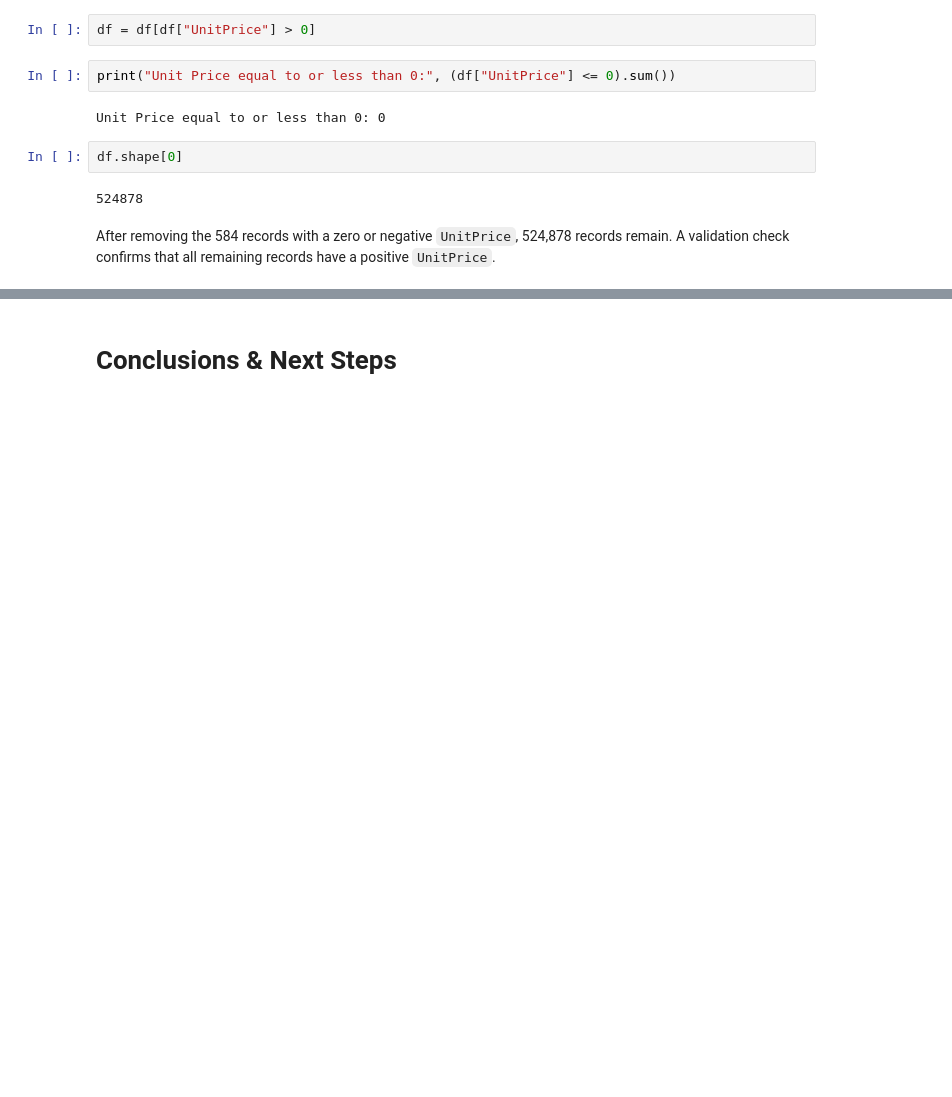
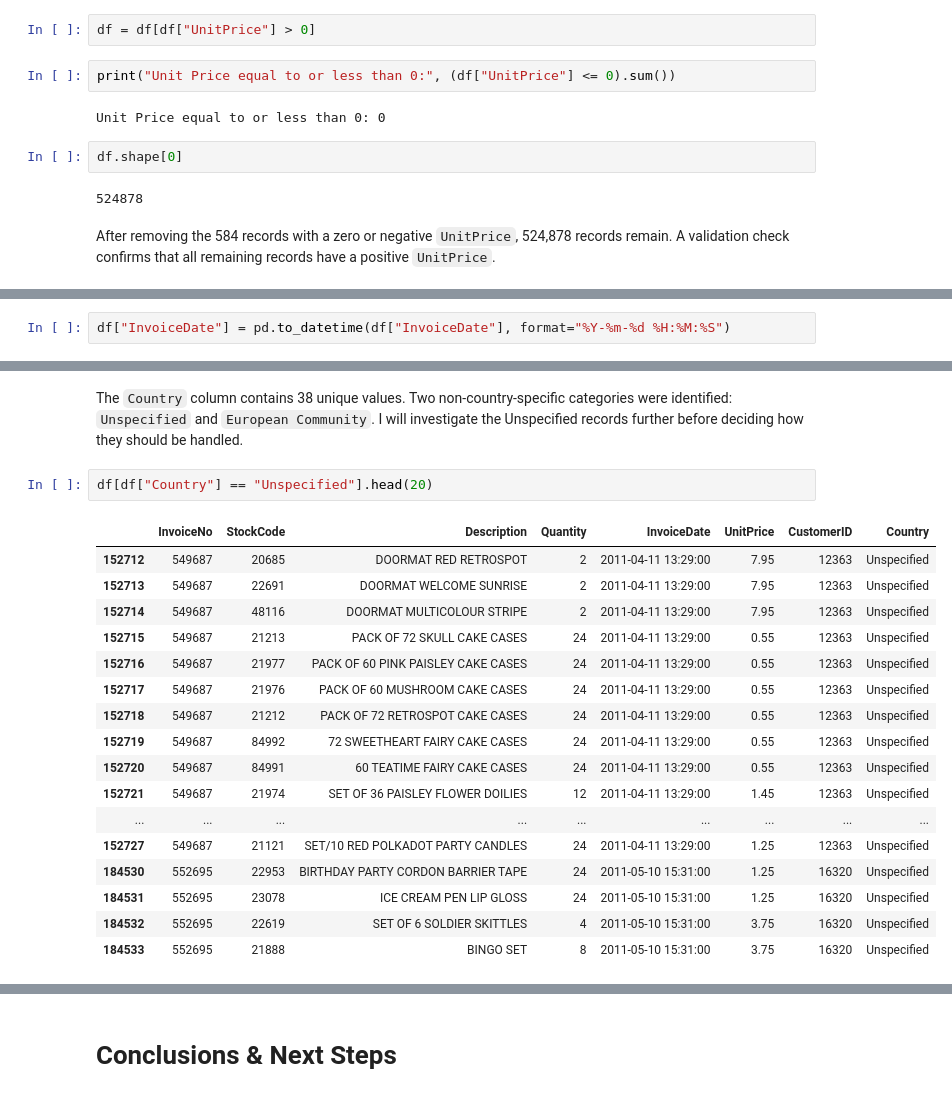
Before and after one commit to sahra02/Online-Retail-Transaction-Analysis, a Jupyter notebook: jupyter_notebooks/Notebook_Template.ipynb, the cells around one changed output, grey strips where cells are left out. Drawn from its saved outputs; the diff is of its cells as text; blank space fills up the shorter version.

Commit message:
Convert InvoiceDate and validate country values

```diff
--- a/jupyter_notebooks/Notebook_Template.ipynb
+++ b/jupyter_notebooks/Notebook_Template.ipynb
@@ -538,0 +559,2 @@ After removing the 584 records with a zero or negative `UnitPrice`, 524,878 reco
+# %%
+df["InvoiceDate"] = pd.to_datetime(df["InvoiceDate"], format="%Y-%m-%d %H:%M:%S")
@@ -538,0 +599,22 @@ After removing the 584 records with a zero or negative `UnitPrice`, 524,878 reco
+# %% [markdown]
+The `Country` column contains 38 unique values. Two non-country-specific categories were identified: `Unspecified` and `European Community`. I will investigate the Unspecified records further before deciding how they should be handled.
+# %%
+df[df["Country"] == "Unspecified"].head(20)
+# %% [output]
+|  | InvoiceNo | StockCode | Description | Quantity | InvoiceDate | UnitPrice | CustomerID | Country |
+| 152712 | 549687 | 20685 | DOORMAT RED RETROSPOT | 2 | 2011-04-11 13:29:00 | 7.95 | 12363 | Unspecified |
+| 152713 | 549687 | 22691 | DOORMAT WELCOME SUNRISE | 2 | 2011-04-11 13:29:00 | 7.95 | 12363 | Unspecified |
+| 152714 | 549687 | 48116 | DOORMAT MULTICOLOUR STRIPE | 2 | 2011-04-11 13:29:00 | 7.95 | 12363 | Unspecified |
+| 152715 | 549687 | 21213 | PACK OF 72 SKULL CAKE CASES | 24 | 2011-04-11 13:29:00 | 0.55 | 12363 | Unspecified |
+| 152716 | 549687 | 21977 | PACK OF 60 PINK PAISLEY CAKE CASES | 24 | 2011-04-11 13:29:00 | 0.55 | 12363 | Unspecified |
+| 152717 | 549687 | 21976 | PACK OF 60 MUSHROOM CAKE CASES | 24 | 2011-04-11 13:29:00 | 0.55 | 12363 | Unspecified |
+| 152718 | 549687 | 21212 | PACK OF 72 RETROSPOT CAKE CASES | 24 | 2011-04-11 13:29:00 | 0.55 | 12363 | Unspecified |
+| 152719 | 549687 | 84992 | 72 SWEETHEART FAIRY CAKE CASES | 24 | 2011-04-11 13:29:00 | 0.55 | 12363 | Unspecified |
+| 152720 | 549687 | 84991 | 60 TEATIME FAIRY CAKE CASES | 24 | 2011-04-11 13:29:00 | 0.55 | 12363 | Unspecified |
+| 152721 | 549687 | 21974 | SET OF 36 PAISLEY FLOWER DOILIES | 12 | 2011-04-11 13:29:00 | 1.45 | 12363 | Unspecified |
+| ... | ... | ... | ... | ... | ... | ... | ... | ... |
+| 152727 | 549687 | 21121 | SET/10 RED POLKADOT PARTY CANDLES | 24 | 2011-04-11 13:29:00 | 1.25 | 12363 | Unspecified |
+| 184530 | 552695 | 22953 | BIRTHDAY PARTY CORDON BARRIER TAPE | 24 | 2011-05-10 15:31:00 | 1.25 | 16320 | Unspecified |
+| 184531 | 552695 | 23078 | ICE CREAM PEN LIP GLOSS | 24 | 2011-05-10 15:31:00 | 1.25 | 16320 | Unspecified |
+| 184532 | 552695 | 22619 | SET OF 6 SOLDIER SKITTLES | 4 | 2011-05-10 15:31:00 | 3.75 | 16320 | Unspecified |
+| 184533 | 552695 | 21888 | BINGO SET | 8 | 2011-05-10 15:31:00 | 3.75 | 16320 | Unspecified |
```
Also changed, not shown: parts of 10 cells of this notebook.
